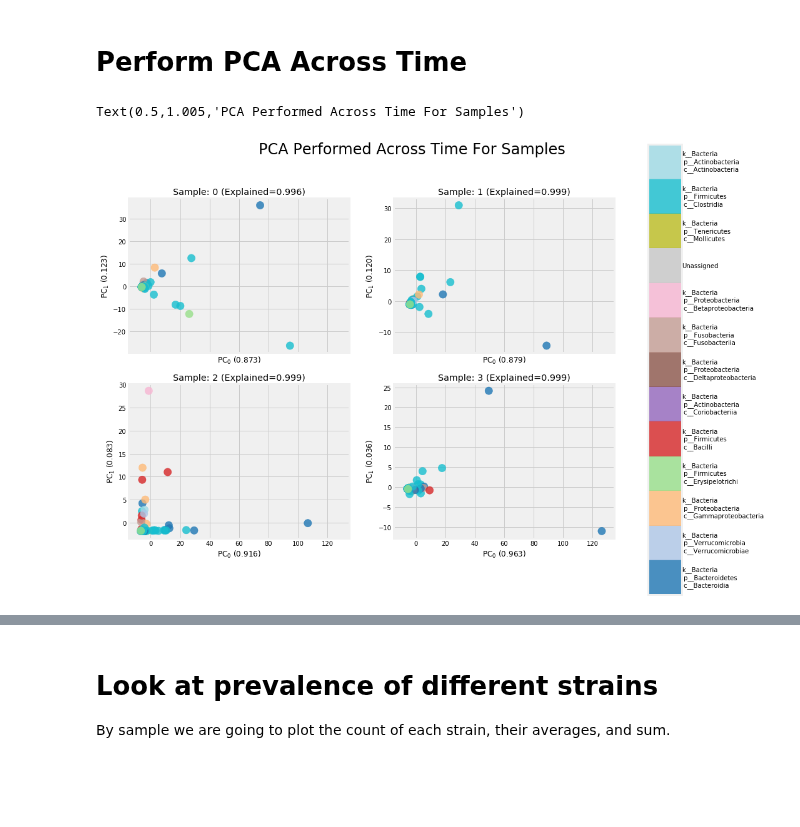
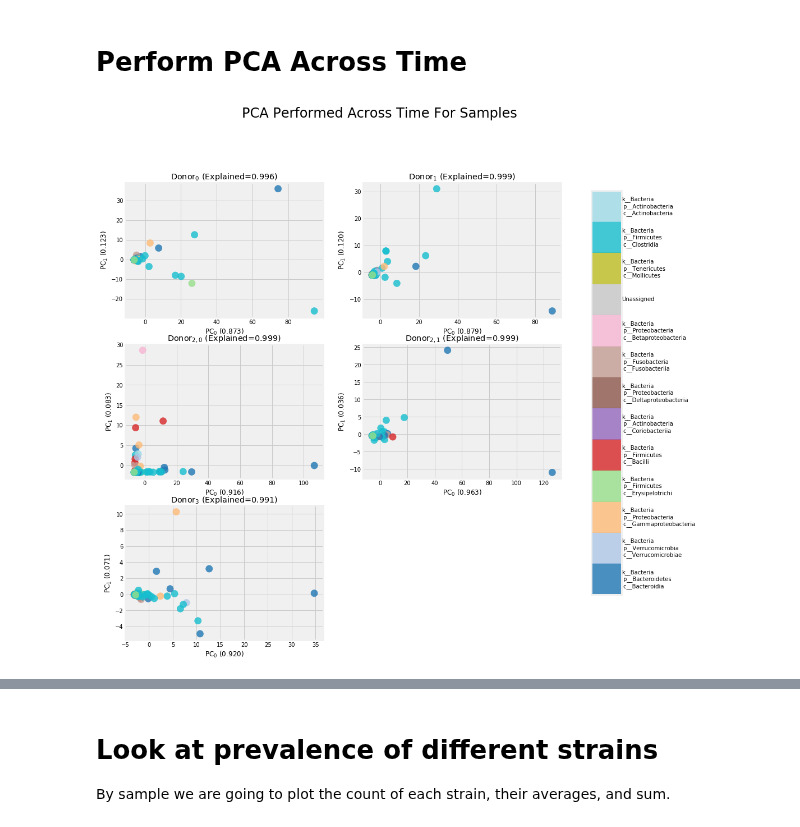
Before and after one commit to michaelwiest/microbiome-rnn, a Jupyter notebook: notebooks/Input Analysis.ipynb, the cells around one changed output, grey strips where cells are left out. Saved outputs shown, nothing was run; the diff lists cells and outputs as text; code cells hidden in the pictures; blank space fills up the shorter version.

```diff
--- a/notebooks/Input Analysis.ipynb
+++ b/notebooks/Input Analysis.ipynb
@@ -43,3 +37,16 @@ oh = OTUHandler(files)
+# %%
+input_dir = 'all_studies_reduced_62/'
+test_dir = 'all_studies_reduced_62_test/'
+
+input_files = [os.path.join(input_dir, f) for f in os.listdir(input_dir)]
+test_files = [os.path.join(test_dir, f) for f in os.listdir(test_dir)]
+# Join the test and train files.
+files = input_files + test_files
+oh = OTUHandler(files)
+
+# This is a more readable naming convention for the files.
+# Basically rob knight is the last two samples.
+file_labs = ['Donor$_0$', 'Donor$_1$', 'Donor$_{2, 0}$', 'Donor$_{2, 1}$', 'Donor$_3$']
 # %%
 # Get color labels so that we can color the points based on taxonomy.
 tax_levels = 3
@@ -64,39 +71,51 @@ cmap = plt.cm.get_cmap('tab20', num_colors)
 colors = cmap(np.linspace(0, 1, num_colors))
 color_lookup = dict(zip(unique_labs, colors))
 colors_to_plot = [color_lookup[l] for l in labs]
+# %%
+# Just a little math to figure out the dimensions of the plots. Because the number of samples could be variable.
+num_cols = 2
+num_rows = int(len(files) / num_cols) + (len(files) % num_cols)
+
+subplot_height = num_rows * 5
+subplot_width = num_cols * 7.5
+colorbar_height = min(1, 2 / (1.0 * num_rows))
+colorbar_start = max(0, (num_rows - 2) / 5.0)
 # %% [markdown]
 # Perform PCA Across Time
 # %%
 num_samples = len(oh.samples)
-fig, ax = plt.subplots(int(num_samples / 2), 2, figsize=(15, 10), sharex=True, sharey=False)
+fig, ax = plt.subplots(num_rows, num_cols, figsize=(subplot_height, subplot_width), sharex=False, sharey=False)
 axl = ax.flatten()
 for i, s in enumerate(oh.samples):
     zs = zscore(s.values, axis=0)
     pca = PCA(n_components=2)
     pca.fit(zs)
     t = pca.transform(zs)
     x_vals = t[:, 0]
     y_vals = t[:, 1]
     sc = axl[i].scatter(x_vals, y_vals, c=labs_to_ints, cmap=cmap, s=150, alpha=0.8)
-    axl[i].set_title('Sample: {} (Explained={})'.format(i,
-                                                               str(sum(pca.explained_variance_ratio_[:2]))[:5]
-                                                              ))
+    axl[i].set_title('{} (Explained={})'.format(file_labs[i],
+                                               str(sum(pca.explained_variance_ratio_[:2]))[:5]
+                                              ))
     axl[i].set_xlabel('PC$_0$ ({})'.format(str(pca.explained_variance_ratio_[0])[:5]))
     axl[i].set_ylabel('PC$_1$ ({})'.format(str(pca.explained_variance_ratio_[1])[:5]))
 
     # Uncommenting this will annotate each point so that you can see which it is to remove it later potentially.
 #     for j, txt in enumerate(full_labs):
 #         axl[i].annotate(txt, (x_vals[j], y_vals[j]), fontsize=6)
 
 fig.subplots_adjust(right=0.8)
-cbar_ax = fig.add_axes([0.85, 0.0, 0.05, 1])
+cbar_ax = fig.add_axes([0.85, colorbar_start, 0.05, colorbar_height])
 # fig.colorbar(im, cax=cbar_ax)
 cb = plt.colorbar(sc, cax=cbar_ax)
 cb.ax.get_yaxis().set_ticks([])
 for j, lab in enumerate(unique_labs):
     cb.ax.text(1, (2 * j + 1) / 26.0, lab, ha='left', va='center', fontsize=10)
 plt.suptitle('PCA Performed Across Time For Samples', fontsize=24, y=1.005)
+
+# Cleanup
+if num_rows * num_cols != len(oh.samples):
+    ax[-1, -1].axis('off')
 # %% [output]
-Text(0.5,1.005,'PCA Performed Across Time For Samples')
-[figure, old version]
+[figure, new version]
 # %%
```
Also changed, not shown: parts of 10 cells of this notebook, 1 other file.
